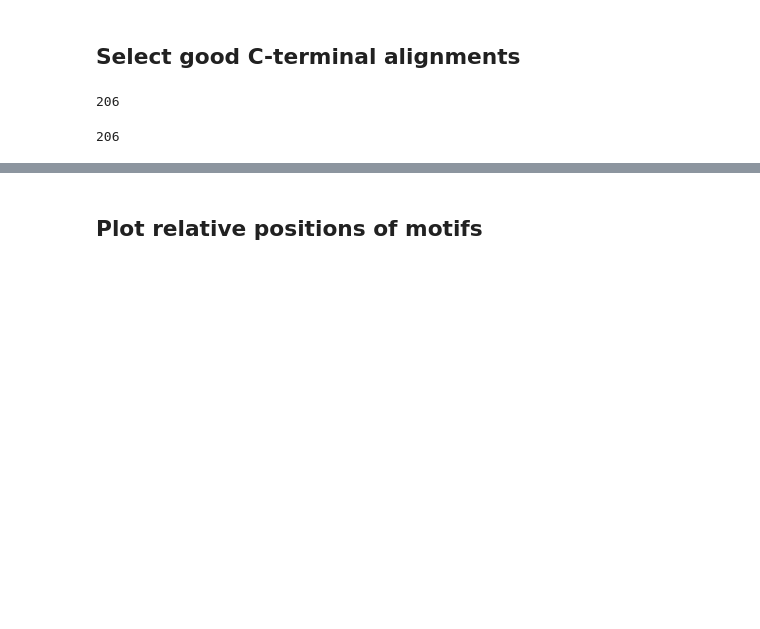
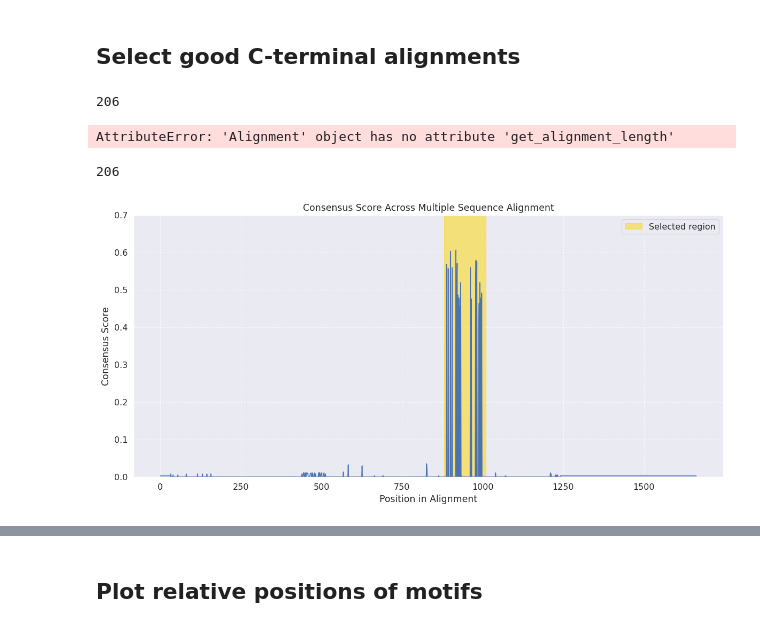
Before and after one commit to Delft-iGEM/utp-sequence-analysis, a Jupyter notebook: notebooks/motifs.ipynb, the cells around one changed output, grey strips where cells are left out. Cells and saved outputs as stored; diff of their text form; code cells hidden in the pictures; blank space fills up the shorter version.

```diff
--- a/notebooks/motifs.ipynb
+++ b/notebooks/motifs.ipynb
@@ -11,8 +11,10 @@ import matplotlib
 import matplotlib.pyplot as plt
 import numpy as np
 import pandas as pd
+import seaborn as sns
 import torch
-from Bio import AlignIO, SeqIO
+from Bio import Align, SeqIO, AlignIO
+from Bio.Align import AlignInfo
 from Bio.Seq import Seq
 from scipy.stats import binomtest, gaussian_kde
 from sklearn.ensemble import RandomForestClassifier
@@ -23,6 +25,10 @@ from sklearn.svm import SVC
 from sklearn.tree import DecisionTreeClassifier
 from tqdm import tqdm
 from transformers import T5EncoderModel, T5Tokenizer
+
+sns.set_theme("paper")
+# increase font size
+sns.set(font_scale=1.5)
 # %% [markdown]
 ## Select good C-terminal alignments
 # %%
@@ -53,3 +59,28 @@ SeqIO.write(good_aligns, "../data/utp-data/good-c-term.fasta", "fasta")
 SeqIO.write(good_aligns_full, "../data/utp-data/good-c-term-full.fasta", "fasta")
 # %% [output]
 206
+# %%
+msa = AlignIO.read("../data/ucyn-a_enriched/ucyn-a_enriched_cobalt_cleaned.fa", "fasta")
+summary_align = AlignInfo.SummaryInfo(msa)
+
+conservation = []
+for i in range(all_aligns.get_alignment_length()):
+    column = all_aligns[:, i]
+    conservation.append(summary_align.information_content(i, chars_to_ignore=['-']))
+
+# Create the plot
+plt.figure(figsize=(15, 5))
+plt.plot(range(1, len(conservation) + 1), conservation)
+plt.title("Sequence Conservation Across Aligned Sequences")
+plt.xlabel("Alignment Position")
+plt.ylabel("Conservation (bits)")
+plt.ylim(0, 4)  # Maximum conservation for protein sequences is log2(20) ≈ 4.32 bits
+plt.grid(True, linestyle='--', alpha=0.7)
+
+# Add some styling
+plt.fill_between(range(1, len(conservation) + 1), conservation, alpha=0.3)
+plt.tight_layout()
+
+plt.show()
+# %% [output]
+AttributeError: 'Alignment' object has no attribute 'get_alignment_length'
@@ -67,3 +111,20 @@ for record in c_terms_gb:
 SeqIO.write(c_terms_gb, "../data/utp-data/good-c-term-gb.fasta", "fasta")
 # %% [output]
 206
+# %%
+with sns.plotting_context("paper", font_scale=1.3):
+    plt.figure(figsize=(12, 6))
+    plt.plot(range(1, len(scores) + 1), scores)
+    plt.xlabel('Position in Alignment')
+    plt.ylabel('Consensus Score')
+    plt.title('Consensus Score Across Multiple Sequence Alignment')
+    plt.ylim(0, 0.7)
+    plt.grid(True, linestyle='--', alpha=0.7)
+    plt.tight_layout()
+    plt.fill_between([c_term_start, c_term_end], 0, 0.7, color="gold", label="Selected region", alpha=0.5)
+    plt.legend()
+    # sns.kdeplot(scores, fill=True)
+    # plt.show()
+    plt.savefig('msa.svg')
+# %% [output]
+[figure, added]
```
Also changed, not shown: parts of 19 cells of this notebook, 44 other files.
